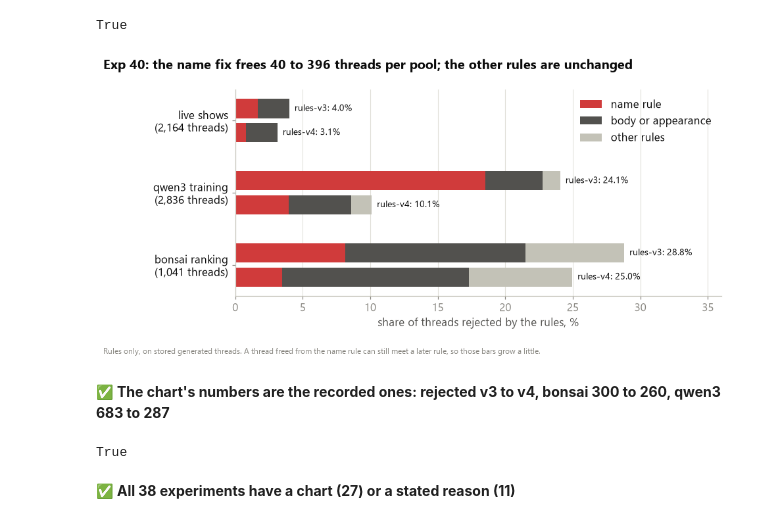
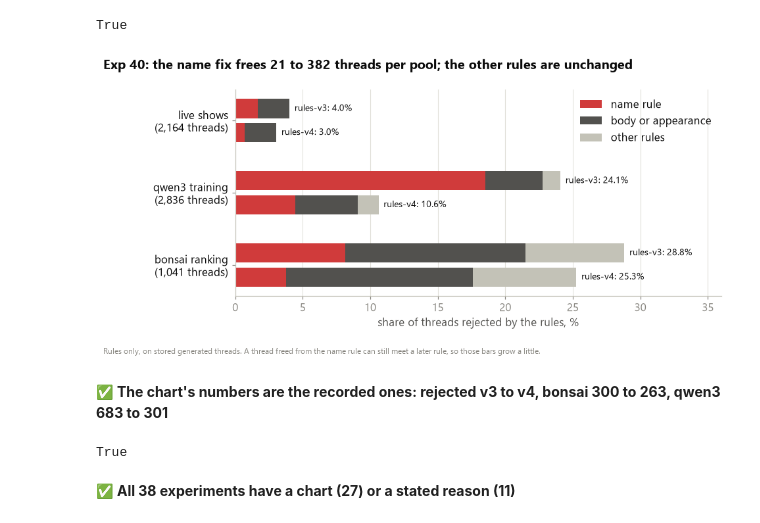
Before and after one commit to supriya-kotturu/humor-me, a Jupyter notebook: notebooks/decision-plot.ipynb, the cells around one changed output. Drawn from its saved outputs; the diff is of its cells as text; code cells hidden in the pictures.

```diff
--- a/notebooks/decision-plot.ipynb
+++ b/notebooks/decision-plot.ipynb
@@ -1278,35 +1278,35 @@ True
 # %%
 # Exp 40: share of threads the rules reject, by pool and by reason, before (rules-v3) and after (rules-v4) the name-check fix.
 from sim import name_check as nc40
 r40 = nc40.stored()
 KINDS = [("named_person", "name rule", MISSED), ("body_or_appearance", "body or appearance", SLATE), ("other", "other rules", BASE)]
 fig, ax = plt.subplots(figsize=(9.6, 4.2))
 ys, ticks = [], []
 for i, (pool, p) in enumerate(r40["pools"].items()):
     for j, (ver, key) in enumerate((("rules-v3", "reasons_v3"), ("rules-v4", "reasons_v4"))):
         y = i * 3 + (1 - j)
         left = 0
         rs = p[key]
         parts = [rs.get("named_person", 0), rs.get("body_or_appearance", 0), sum(v for k, v in rs.items() if k not in ("named_person", "body_or_appearance"))]
         for part, (_, label, col) in zip(parts, KINDS):
             ax.barh(y, 100 * part / p["units"], left=left, color=col, height=.8, label=label if (i, j) == (0, 0) else None)
             left += 100 * part / p["units"]
         ax.annotate(f"{ver}: {left:.1f}%", (left, y), xytext=(5, 0), textcoords="offset points", va="center", fontsize=9)
         ys.append(y)
     ticks.append((i * 3 + .5, f"{pool}\n({p['units']:,} threads)"))
 ax.set_yticks([t for t, _ in ticks], [l for _, l in ticks], color=INK)
 ax.set_xlim(0, 36); ax.set_xlabel("share of threads rejected by the rules, %"); ax.grid(axis="y", visible=False)
 ax.legend(loc="upper right")
-fig.suptitle("Exp 40: the name fix frees 40 to 396 threads per pool; the other rules are unchanged", x=0.01, ha="left", fontweight="bold")
+fig.suptitle("Exp 40: the name fix frees 21 to 382 threads per pool; the other rules are unchanged", x=0.01, ha="left", fontweight="bold")
 fig.text(0.01, 0.01, "Rules only, on stored generated threads. A thread freed from the name rule can still meet a later rule, so those bars grow a little.", fontsize=8, color=MUTED)
 fig.subplots_adjust(top=.88, bottom=.2, left=.2)
 done(fig, "exp40-name-check")
-check("The chart's numbers are the recorded ones: rejected v3 to v4, bonsai 300 to 260, qwen3 683 to 287",
+check("The chart's numbers are the recorded ones: rejected v3 to v4, bonsai 300 to 263, qwen3 683 to 301",
       (r40["pools"]["bonsai ranking"]["rejected_v3"], r40["pools"]["bonsai ranking"]["rejected_v4"],
-       r40["pools"]["qwen3 training"]["rejected_v3"], r40["pools"]["qwen3 training"]["rejected_v4"]) == (300, 260, 683, 287))
+       r40["pools"]["qwen3 training"]["rejected_v3"], r40["pools"]["qwen3 training"]["rejected_v4"]) == (300, 263, 683, 301))
 # %% [output]
-[figure, old version]
+[figure, new version]
-✅ **The chart's numbers are the recorded ones: rejected v3 to v4, bonsai 300 to 260, qwen3 683 to 287**
+✅ **The chart's numbers are the recorded ones: rejected v3 to v4, bonsai 300 to 263, qwen3 683 to 301**
 True
 # %%
 DP = "reports/figures/decision-plot"
```
Also changed, not shown: 6 other files.
